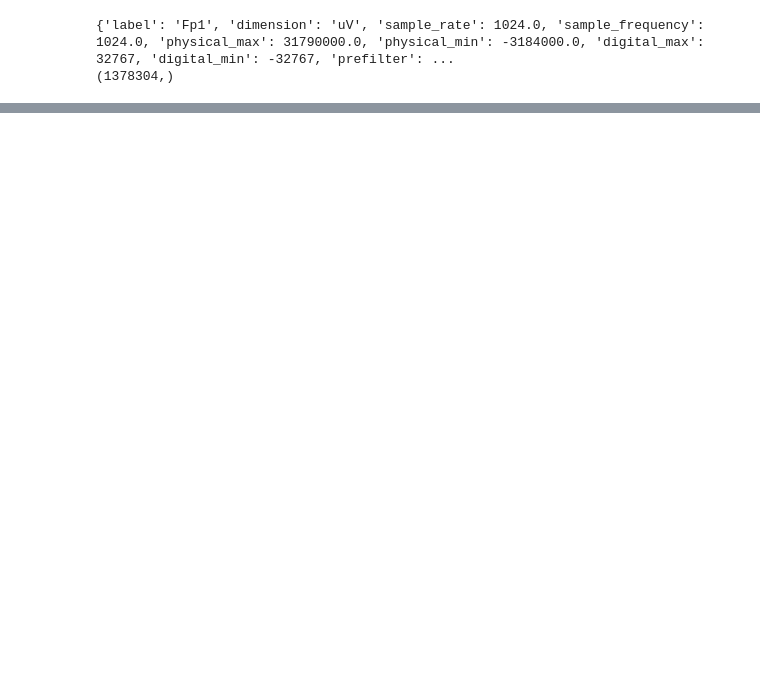
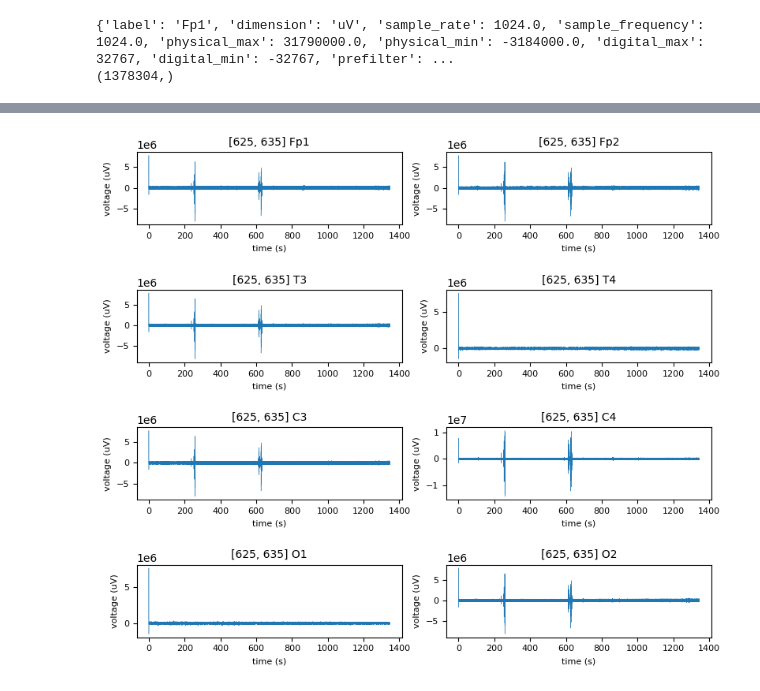
Before and after one commit to jpowell24/learningML, a Jupyter notebook: Python_exercises/EEG-MUSIC-example.ipynb, the cells around one changed output, grey strips where cells are left out. Cells and saved outputs as stored; diff of their text form; code cells hidden in the pictures; blank space fills up the shorter version.

```diff
--- a/Python_exercises/EEG-MUSIC-example.ipynb
+++ b/Python_exercises/EEG-MUSIC-example.ipynb
@@ -90,3 +129,15 @@ plot_signal(signals[signal_num], signal_headers[signal_num], [start_time, stop_t
+# %%
+filtered_signals = np.zeros((len(signals), len(signals[0])));
+
+bandpass = signal.butter(1, [2, 5], 'bandpass', fs=1024, output='sos');
+
+for i in range(0, len(signals), 1):
+    filtered_signals[i] = signal.sosfilt(bandpass, signals[i]);
+
+# Plotting to compare filtered and unfiltered data
+plot_all_signal(filtered_signals, signal_headers, [start_time, stop_time])
+# %% [output]
+[figure, added]
 # %%
 from scipy.fft import fft, ifft, fftfreq
 from scipy.stats import skew, kurtosis
```
Also changed, not shown: parts of 10 cells of this notebook, 1 other file.
